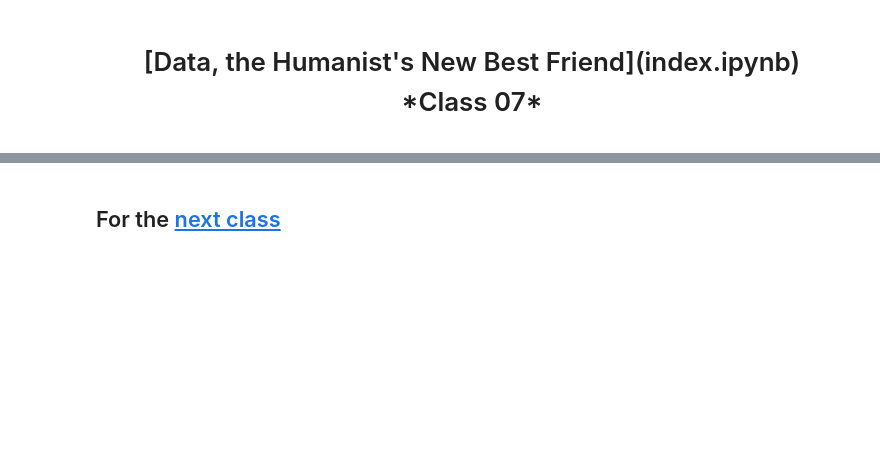
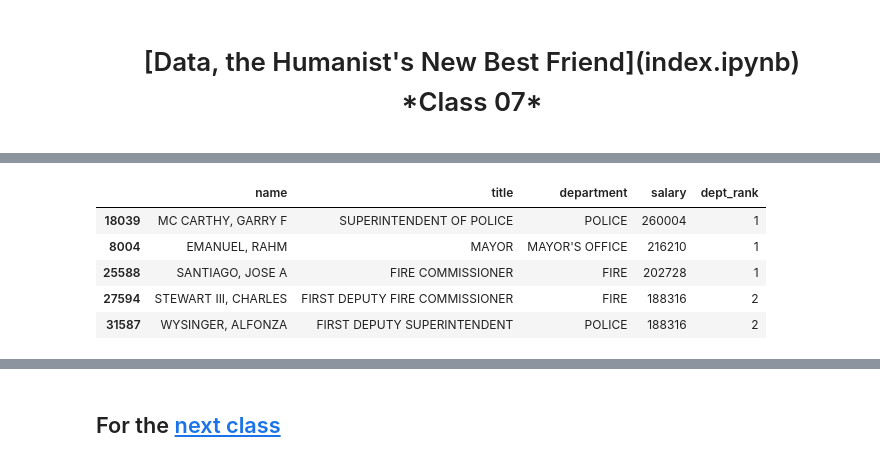
Before and after one commit to versae/DH2304, a Jupyter notebook: class07.ipynb, the cells around one changed output, grey strips where cells are left out. Drawn from its saved outputs; the diff is of its cells as text; code cells hidden in the pictures; blank space fills up the shorter version.

```diff
--- a/class07.ipynb
+++ b/class07.ipynb
@@ -17,0 +188,11 @@ We won't need Excel anymore... hopefully
+# %%
+chicago.sort('salary', ascending=False, inplace=True)
+chicago = chicago.groupby('department').apply(ranker)
+chicago.head()
+# %% [output]
+|  | name | title | department | salary | dept_rank |
+| 18039 | MC CARTHY, GARRY F | SUPERINTENDENT OF POLICE | POLICE | 260004 | 1 |
+| 8004 | EMANUEL, RAHM | MAYOR | MAYOR'S OFFICE | 216210 | 1 |
+| 25588 | SANTIAGO, JOSE A | FIRE COMMISSIONER | FIRE | 202728 | 1 |
+| 27594 | STEWART III, CHARLES | FIRST DEPUTY FIRE COMMISSIONER | FIRE | 188316 | 2 |
+| 31587 | WYSINGER, ALFONZA | FIRST DEPUTY SUPERINTENDENT | POLICE | 188316 | 2 |
```
Also changed, not shown: parts of 39 cells of this notebook, 6 other files.
